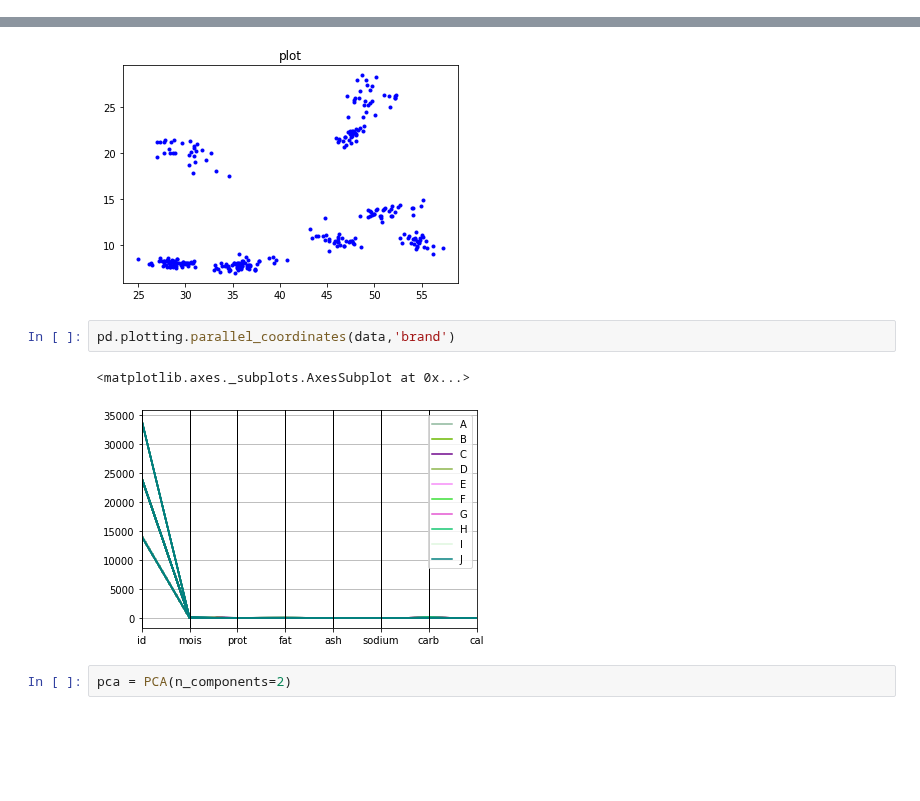
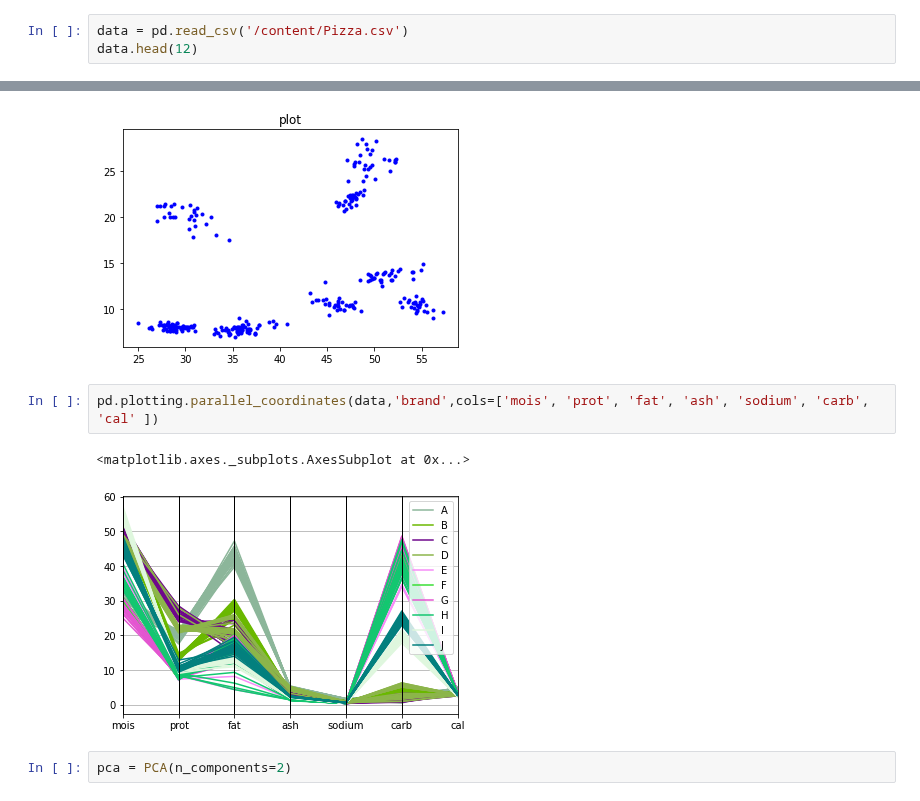
Before and after one commit to team0243/multivariate, a Jupyter notebook: Exam01.ipynb, the cells around one changed output, grey strips where cells are left out. Cells and saved outputs as stored; diff of their text form; blank space fills up the shorter version.

```diff
--- a/Exam01.ipynb
+++ b/Exam01.ipynb
@@ -25,3 +25,6 @@ data
 | 298 | J | 14044 | 47.60 | 10.43 | 15.18 | 2.32 | 0.56 | 24.47 | 2.76 |
 | 299 | J | 14045 | 46.84 | 9.91 | 15.50 | 2.27 | 0.57 | 25.48 | 2.81 |
 300 rows × 9 columns
+# %%
+data = pd.read_csv('/content/Pizza.csv')
+data.head(12)
@@ -88,10 +136,10 @@ plt.title('plot');
 # %% [output]
 [figure]
 # %%
-pd.plotting.parallel_coordinates(data,'brand')
+pd.plotting.parallel_coordinates(data,'brand',cols=['mois', 'prot', 'fat', 'ash', 'sodium', 'carb', 'cal' ])
 # %% [output]
 <matplotlib.axes._subplots.AxesSubplot at 0x...>
-[figure, old version]
+[figure, new version]
 # %%
 pca = PCA(n_components=2)
 # %%
```
Also changed, not shown: parts of 64 cells of this notebook.
